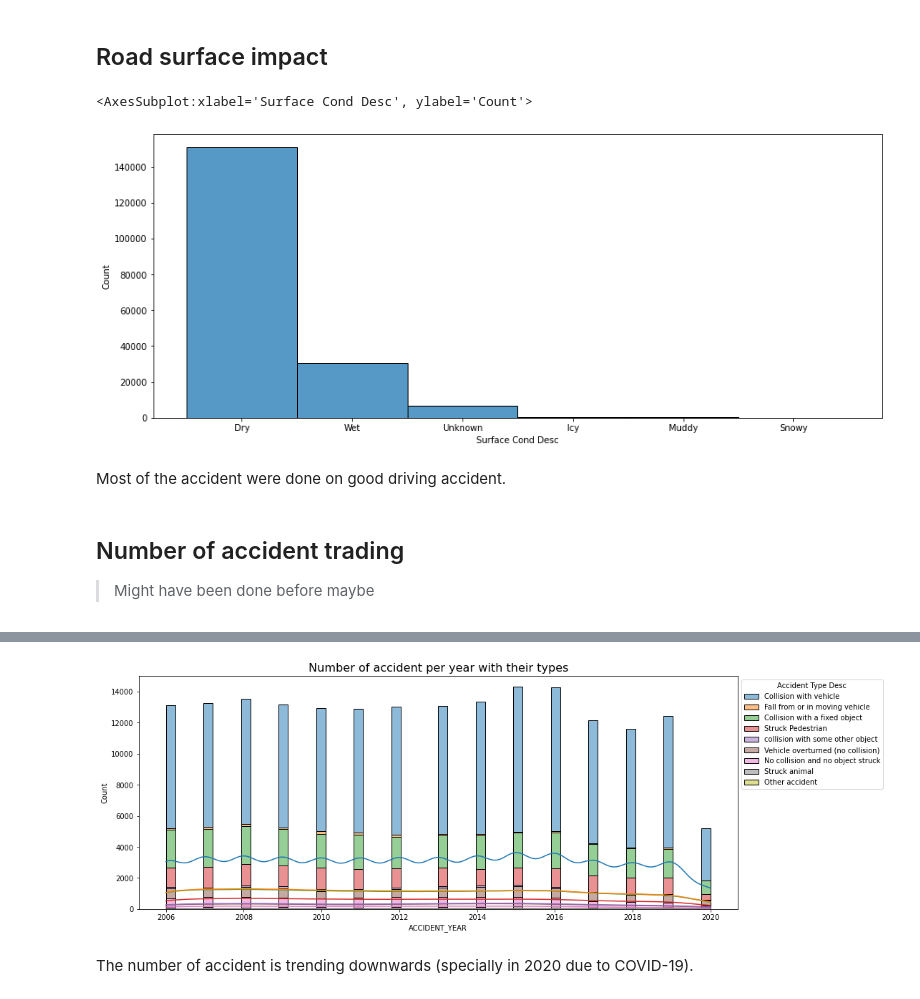
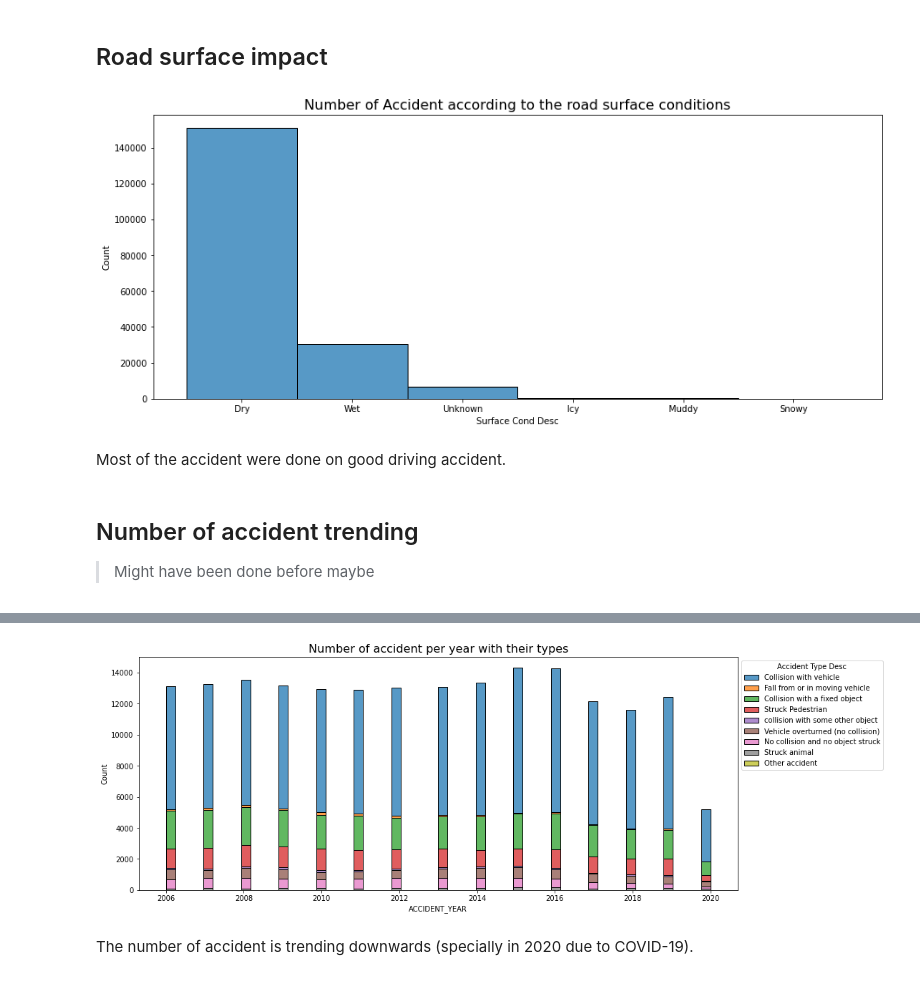
Before and after one commit to lethib/enea_study_case, a Jupyter notebook: data_analysis.ipynb, the cells around one changed output, grey strips where cells are left out. Saved outputs shown, nothing was run; the diff lists cells and outputs as text; code cells hidden in the pictures.

```diff
--- a/data_analysis.ipynb
+++ b/data_analysis.ipynb
@@ -330,14 +360,15 @@ For most of the accidents, the bad weather isn't very related. Most of them were
 ## Road surface impact
 # %%
 plt.figure(figsize=(15,6))
+plt.title("Number of Accident according to the road surface conditions", fontsize=16)
 sns.histplot(df_acc, x="Surface Cond Desc")
+plt.show()
 # %% [output]
-<AxesSubplot:xlabel='Surface Cond Desc', ylabel='Count'>
-[figure, old version]
+[figure, new version]
 # %% [markdown]
 Most of the accident were done on good driving accident.
 # %% [markdown]
-## Number of accident trading
+## Number of accident trending
 
 > Might have been done before maybe
 # %%
@@ -358,12 +389,12 @@ df_LR = df_acc[["ACCIDENT_NO", "ACCIDENT_YEAR", "ACCIDENT_TYPE", "Accident Type
 df_LR.to_csv('data/LR_dataset.csv', index=False)
 # %%
 plt.figure(figsize=(15,6))
-h = sns.histplot(data=df_acc, x="ACCIDENT_YEAR", hue="Accident Type Desc", kde=True, multiple="stack")
+h = sns.histplot(data=df_acc, x="ACCIDENT_YEAR", hue="Accident Type Desc", multiple="stack")
 sns.move_legend(h, "upper left", bbox_to_anchor=(1, 1))
 plt.title("Number of accident per year with their types", fontsize=16)
 plt.show()
 # %% [output]
-[figure, old version]
+[figure, new version]
 # %% [markdown]
 The number of accident is trending downwards (specially in 2020 due to COVID-19).
 # %% [markdown]
```
Also changed, not shown: parts of 6 cells of this notebook, 1 other file.
